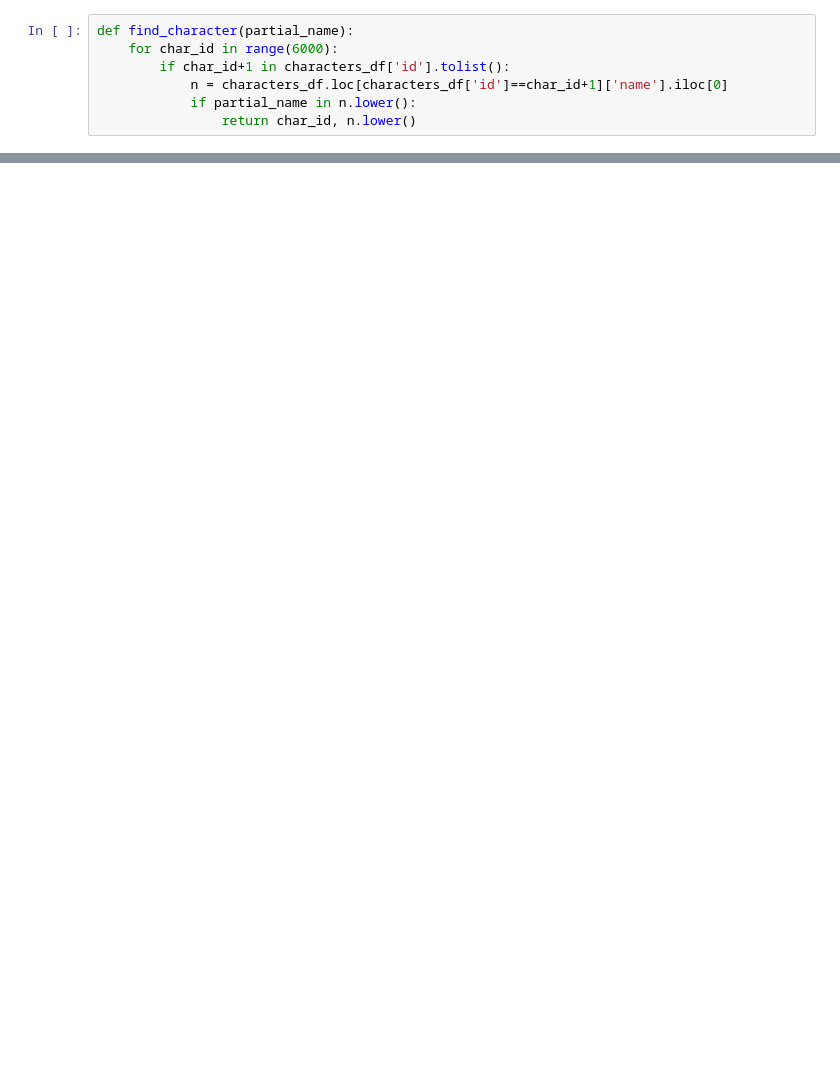
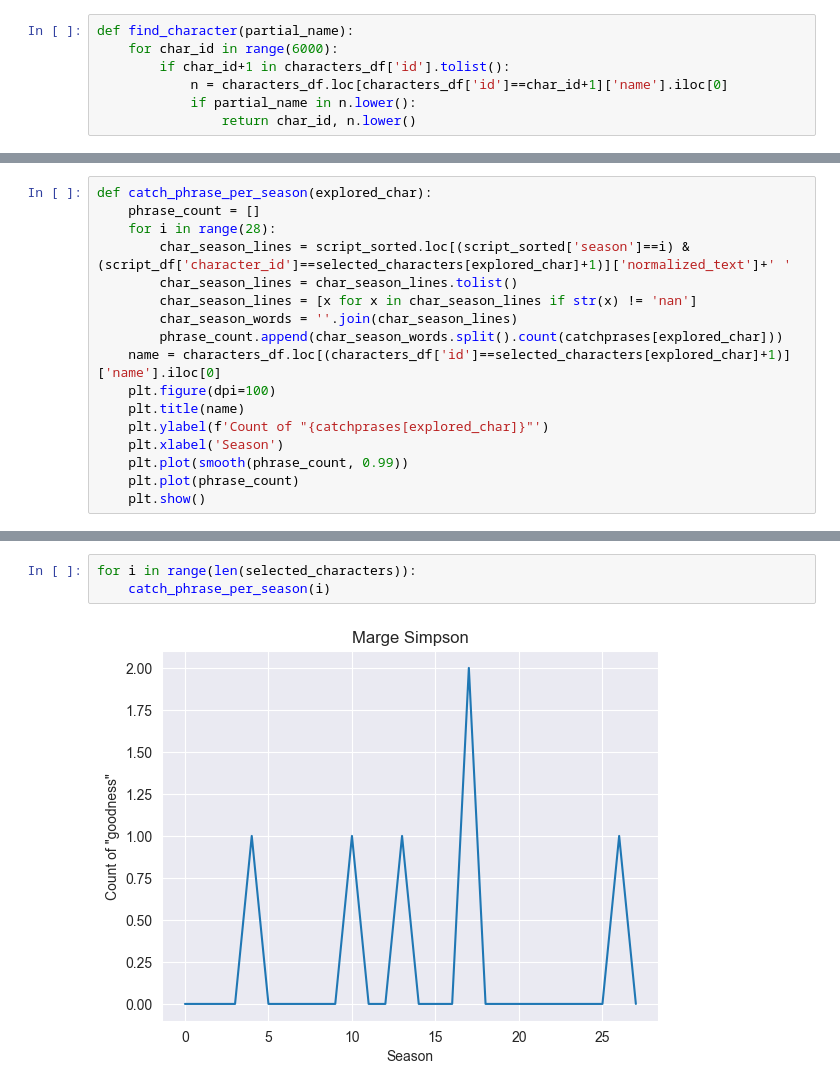
Before and after one commit to nic0gin/datamadness, a Jupyter notebook: script_analysis.ipynb, the cells around one changed output, grey strips where cells are left out. Cells and saved outputs as stored; diff of their text form; blank space fills up the shorter version.

```diff
--- a/script_analysis.ipynb
+++ b/script_analysis.ipynb
@@ -295,0 +183,17 @@ plot_top_words(
+# %%
+def catch_phrase_per_season(explored_char):
+    phrase_count = []
+    for i in range(28):
+        char_season_lines = script_sorted.loc[(script_sorted['season']==i) & (script_df['character_id']==selected_characters[explored_char]+1)]['normalized_text']+' '
+        char_season_lines = char_season_lines.tolist()
+        char_season_lines = [x for x in char_season_lines if str(x) != 'nan']
+        char_season_words = ''.join(char_season_lines)
+        phrase_count.append(char_season_words.split().count(catchprases[explored_char]))
+    name = characters_df.loc[(characters_df['id']==selected_characters[explored_char]+1)]['name'].iloc[0]
+    plt.figure(dpi=100)
+    plt.title(name)
+    plt.ylabel(f'Count of "{catchprases[explored_char]}"')
+    plt.xlabel('Season')
+    plt.plot(smooth(phrase_count, 0.99))
+    plt.plot(phrase_count)
+    plt.show()
@@ -295,0 +214,5 @@ plot_top_words(
+# %%
+for i in range(len(selected_characters)):
+    catch_phrase_per_season(i)
+# %% [output]
+[figure, added]
```
Also changed, not shown: parts of 25 cells of this notebook, 1 other file.
